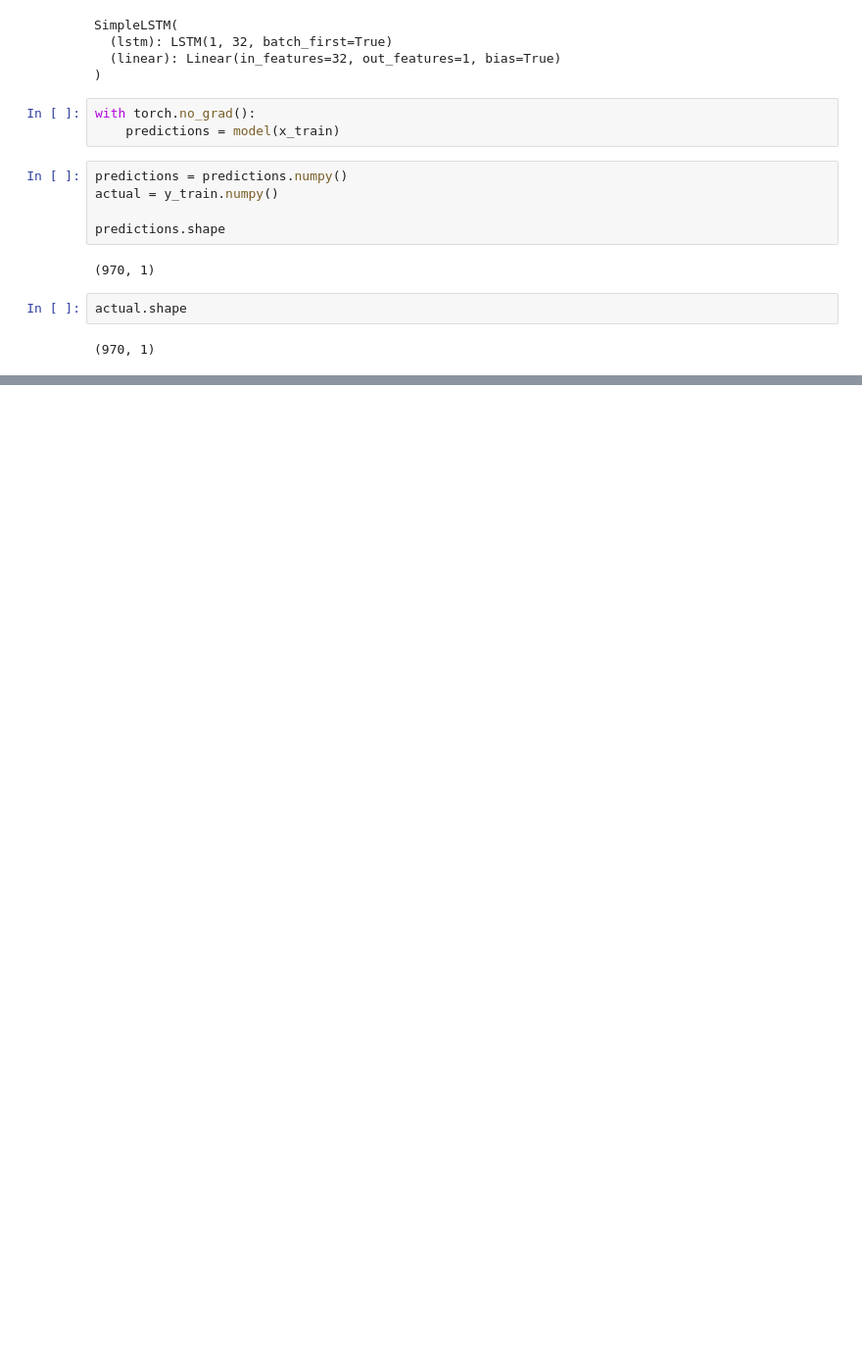
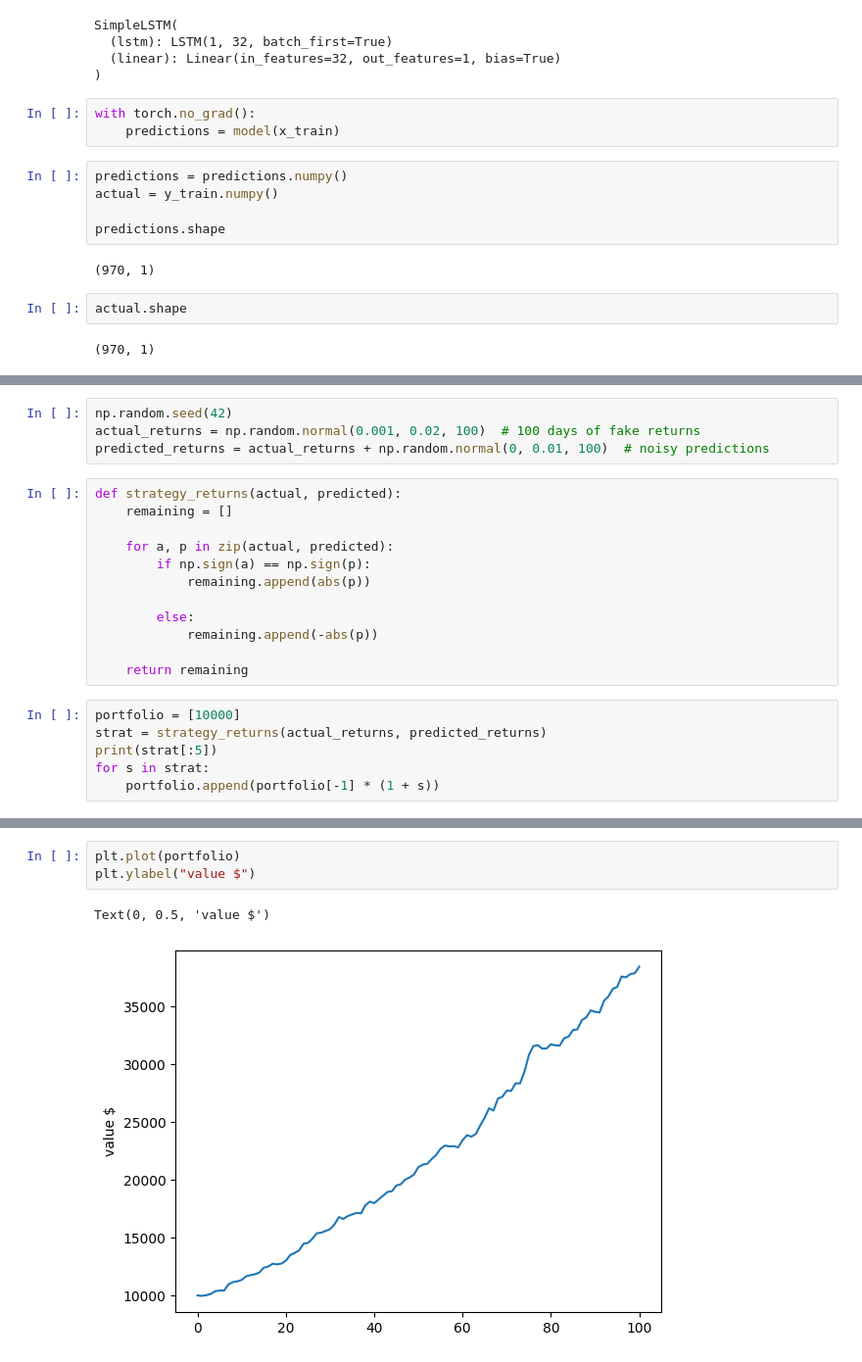
Before and after one commit to sou1nonly/stock_predictor, a Jupyter notebook: lstmPractice.ipynb, the cells around one changed output, grey strips where cells are left out. Shown at 98% size. Saved outputs shown, nothing was run; the diff lists cells and outputs as text; blank space fills up the shorter version.

```diff
--- a/lstmPractice.ipynb
+++ b/lstmPractice.ipynb
@@ -297,0 +298,22 @@ plt.show()
+# %%
+np.random.seed(42)
+actual_returns = np.random.normal(0.001, 0.02, 100)  # 100 days of fake returns
+predicted_returns = actual_returns + np.random.normal(0, 0.01, 100)  # noisy predictions
+# %%
+def strategy_returns(actual, predicted):
+    remaining = []
+
+    for a, p in zip(actual, predicted):
+        if np.sign(a) == np.sign(p):
+            remaining.append(abs(p))
+
+        else:
+            remaining.append(-abs(p))
+
+    return remaining
+# %%
+portfolio = [10000]
+strat = strategy_returns(actual_returns, predicted_returns)
+print(strat[:5])
+for s in strat:
+    portfolio.append(portfolio[-1] * (1 + s))
@@ -297,0 +350,6 @@ plt.show()
+# %%
+plt.plot(portfolio)
+plt.ylabel("value $")
+# %% [output]
+Text(0, 0.5, 'value $')
+[figure, added]
```
Also changed, not shown: parts of 11 cells of this notebook, 9 other files.
